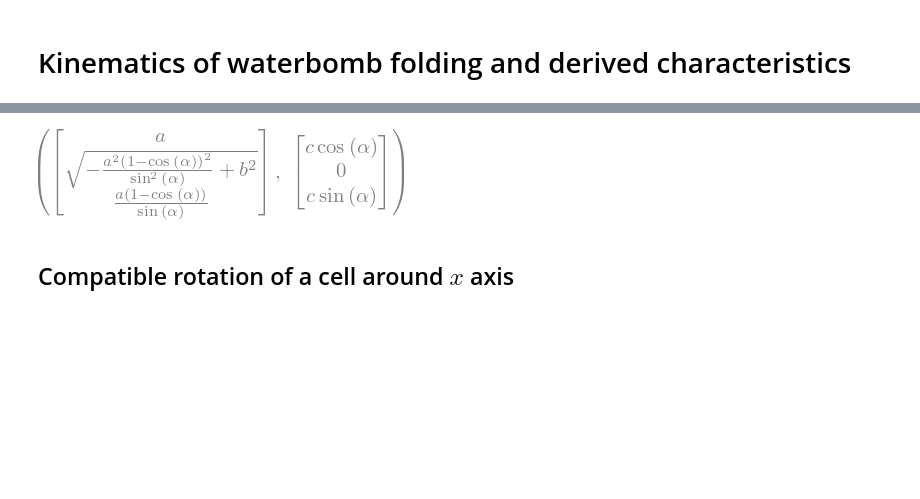
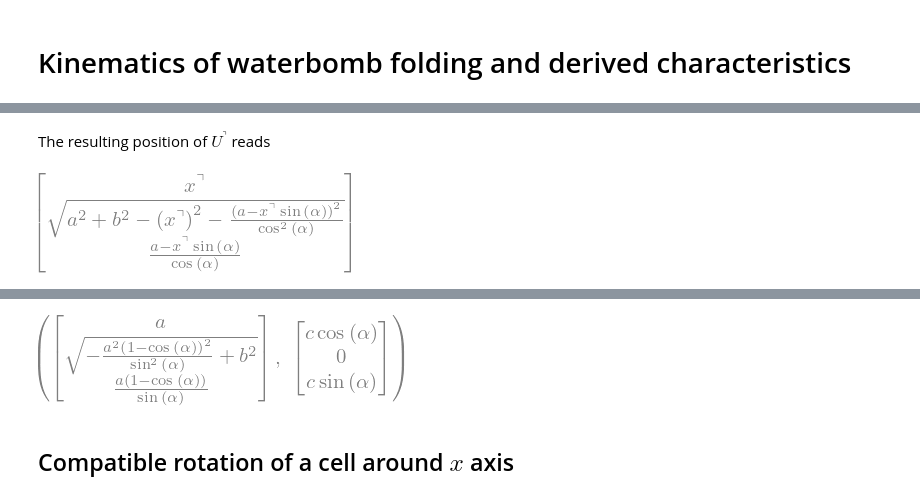
Before and after one commit to bmcs-group/bmcs_shell, a Jupyter notebook: bmcs_shell/folding/wb_cell.ipynb, the cells around one changed output, grey strips where cells are left out. Cells and saved outputs as stored; diff of their text form; code cells hidden in the pictures; blank space fills up the shorter version.

```diff
--- a/bmcs_shell/folding/wb_cell.ipynb
+++ b/bmcs_shell/folding/wb_cell.ipynb
@@ -86,0 +59,3 @@ u_3_, u_2_
+# %%
+U_ur_0 = sp.Matrix([a, b, 0])
+V_r_0 = sp.Matrix([c, 0, 0])
@@ -86,0 +64,4 @@ u_3_, u_2_
+# %%
+UV_r_0 = V_r_0 - U_ur_0
+L2_U_ur_0 = (U_ur_0.T * U_ur_0)[0]
+L2_UV_r_0 = (UV_r_0.T * UV_r_0)[0]
@@ -86,0 +70,5 @@ u_3_, u_2_
+# %%
+U_ur_1 = sp.Matrix([x_ur, y_ur, z_ur])
+UV_r_1 = U_ur_1 - V_r_l
+L2_U_ur_1 = (U_ur_1.T * U_ur_1)[0]
+L2_UV_r_1 = (UV_r_1.T * UV_r_1)[0]
@@ -86,0 +77,13 @@ u_3_, u_2_
+# %%
+Eq_L2_U_ur = sp.simplify(sp.Eq(L2_U_ur_1-L2_U_ur_0,0))
+y_ur_sol = sp.solve(Eq_L2_U_ur, y_ur)[0]
+Eq_L2_UV_r = sp.simplify(sp.Eq(L2_UV_r_1-L2_UV_r_0,0))
+Eq_L2_UV_r_z_ur = Eq_L2_UV_r.subs(y_ur, y_ur_sol)
+z_ur_sol = sp.solve(Eq_L2_UV_r_z_ur, z_ur)[0]
+U_ur = sp.Matrix([x_ur, y_ur_sol.subs(z_ur, z_ur_sol), z_ur_sol])
+# %% [markdown]
+The resulting position of $U^\urcorner$ reads
+# %%
+U_ur
+# %% [output]
+[figure, added]
```
Also changed, not shown: parts of 47 cells of this notebook, 2 other files.
